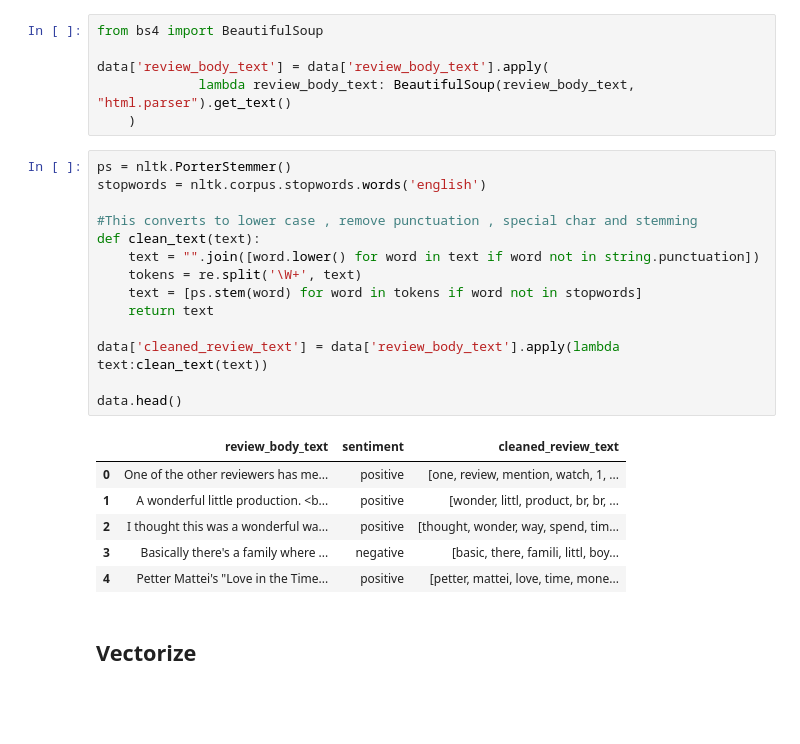
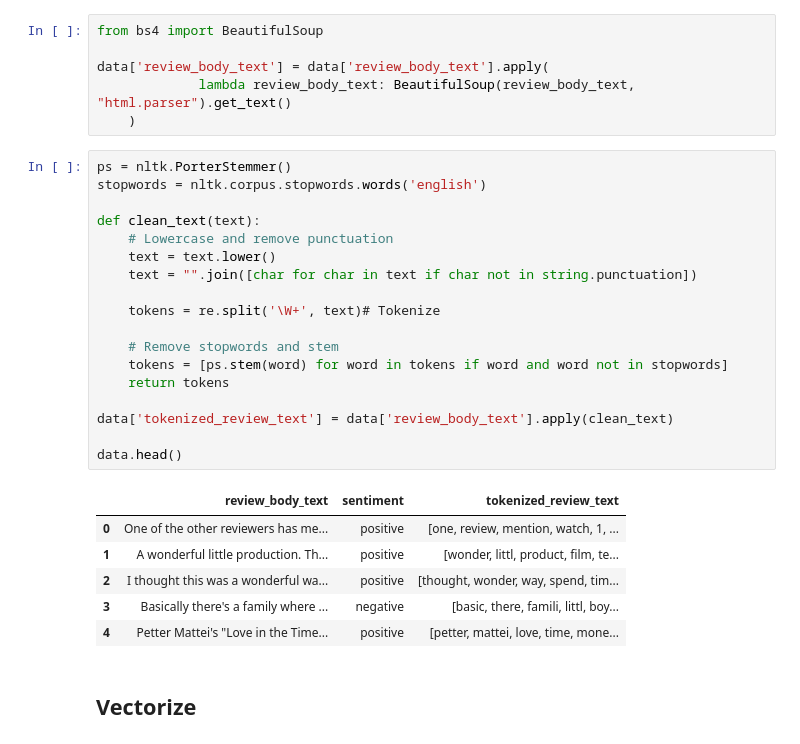
Before and after one commit to nirmal2i43a5/Movie-Review-Sentiment-Predictive-Analysis, a Jupyter notebook: movie_review_sentiment_analysis.ipynb, the cells around one changed output. Drawn from its saved outputs; the diff is of its cells as text; blank space fills up the shorter version.

```diff
--- a/movie_review_sentiment_analysis.ipynb
+++ b/movie_review_sentiment_analysis.ipynb
@@ -59,21 +89,25 @@ data['review_body_text'] = data['review_body_text'].apply(
 # %%
 ps = nltk.PorterStemmer()
 stopwords = nltk.corpus.stopwords.words('english')
 
-#This converts to lower case , remove punctuation , special char and stemming
 def clean_text(text):
-    text = "".join([word.lower() for word in text if word not in string.punctuation])
-    tokens = re.split('\W+', text)
-    text = [ps.stem(word) for word in tokens if word not in stopwords]
-    return text
+    # Lowercase and remove punctuation
+    text = text.lower()
+    text = "".join([char for char in text if char not in string.punctuation])
 
-data['cleaned_review_text'] = data['review_body_text'].apply(lambda text:clean_text(text))
+    tokens = re.split('\W+', text)# Tokenize
+
+    # Remove stopwords and stem
+    tokens = [ps.stem(word) for word in tokens if word and word not in stopwords]
+    return tokens
+
+data['tokenized_review_text'] = data['review_body_text'].apply(clean_text)
 
 data.head()
 # %% [output]
-|  | review_body_text | sentiment | cleaned_review_text |
+|  | review_body_text | sentiment | tokenized_review_text |
 | 0 | One of the other reviewers has me... | positive | [one, review, mention, watch, 1, ... |
-| 1 | A wonderful little production. <b... | positive | [wonder, littl, product, br, br, ... |
+| 1 | A wonderful little production. Th... | positive | [wonder, littl, product, film, te... |
 | 2 | I thought this was a wonderful wa... | positive | [thought, wonder, way, spend, tim... |
 | 3 | Basically there's a family where ... | negative | [basic, there, famili, littl, boy... |
 | 4 | Petter Mattei's "Love in the Time... | positive | [petter, mattei, love, time, mone... |
```
Also changed, not shown: parts of 55 cells of this notebook.
